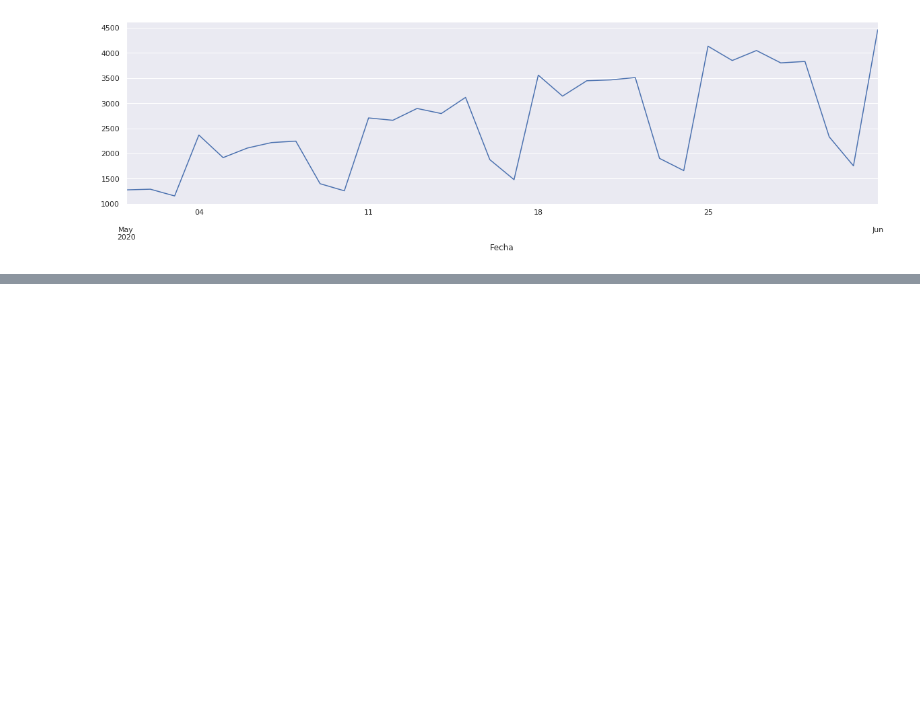
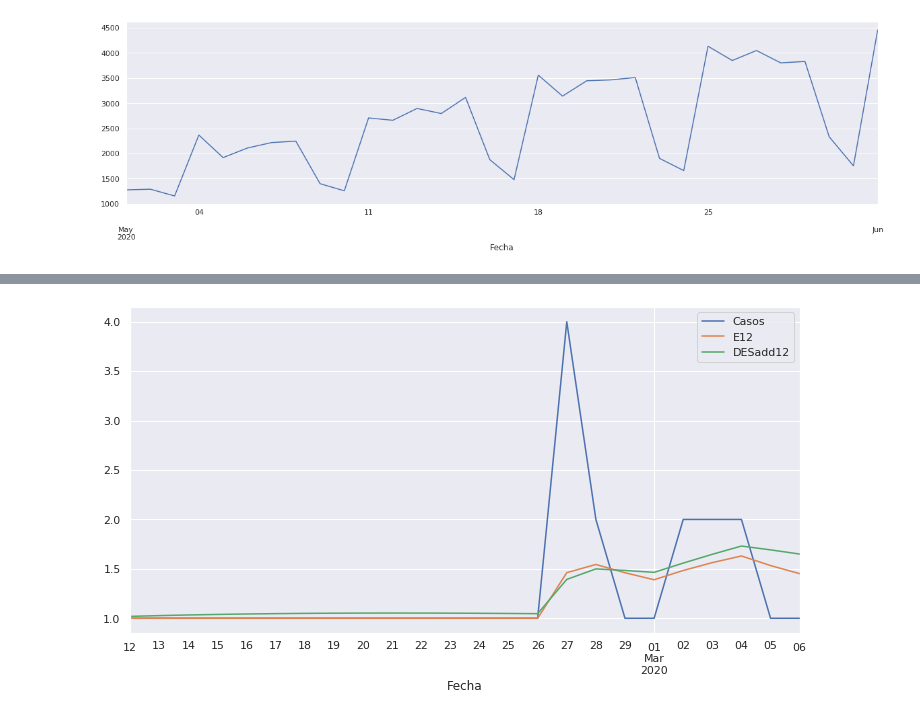
Before and after one commit to artthuro6/Covid-19, a Jupyter notebook: notebooks/General.ipynb, the cells around one changed output, grey strips where cells are left out. Saved outputs shown, nothing was run; the diff lists cells and outputs as text; code cells hidden in the pictures; blank space fills up the shorter version.

Commit message:
Suavizado simple

```diff
--- a/notebooks/General.ipynb
+++ b/notebooks/General.ipynb
@@ -441,0 +446,7 @@ df_positivos["Casos"]["2020-05-01":].plot(figsize=(20,5))
+# %%
+span = 12
+alpha = 2/(span+1)
+
+df_positivos["E12"] = df_positivos["Casos"].ewm(alpha=alpha, adjust=False).mean()
+df_positivos["S12"] = SimpleExpSmoothing(df_positivos["Casos"]).fit(smoothing_level=alpha, optimized=False).fittedvalues.shift(-1)
+df_positivos.head()
@@ -441,0 +463,3 @@ df_positivos["Casos"]["2020-05-01":].plot(figsize=(20,5))
+# %%
+df_positivos["DESadd12"] = ExponentialSmoothing(df_positivos["Casos"], trend='add').fit().fittedvalues.shift(-1)
+df_positivos.head()
@@ -441,0 +474,4 @@ df_positivos["Casos"]["2020-05-01":].plot(figsize=(20,5))
+# %%
+df_positivos[["Casos", "E12", "DESadd12"]].iloc[:24].plot(figsize=(12,6)).autoscale(axis='x', tight=True);
+# %% [output]
+[figure, added]
```
Also changed, not shown: parts of 5 cells of this notebook.
